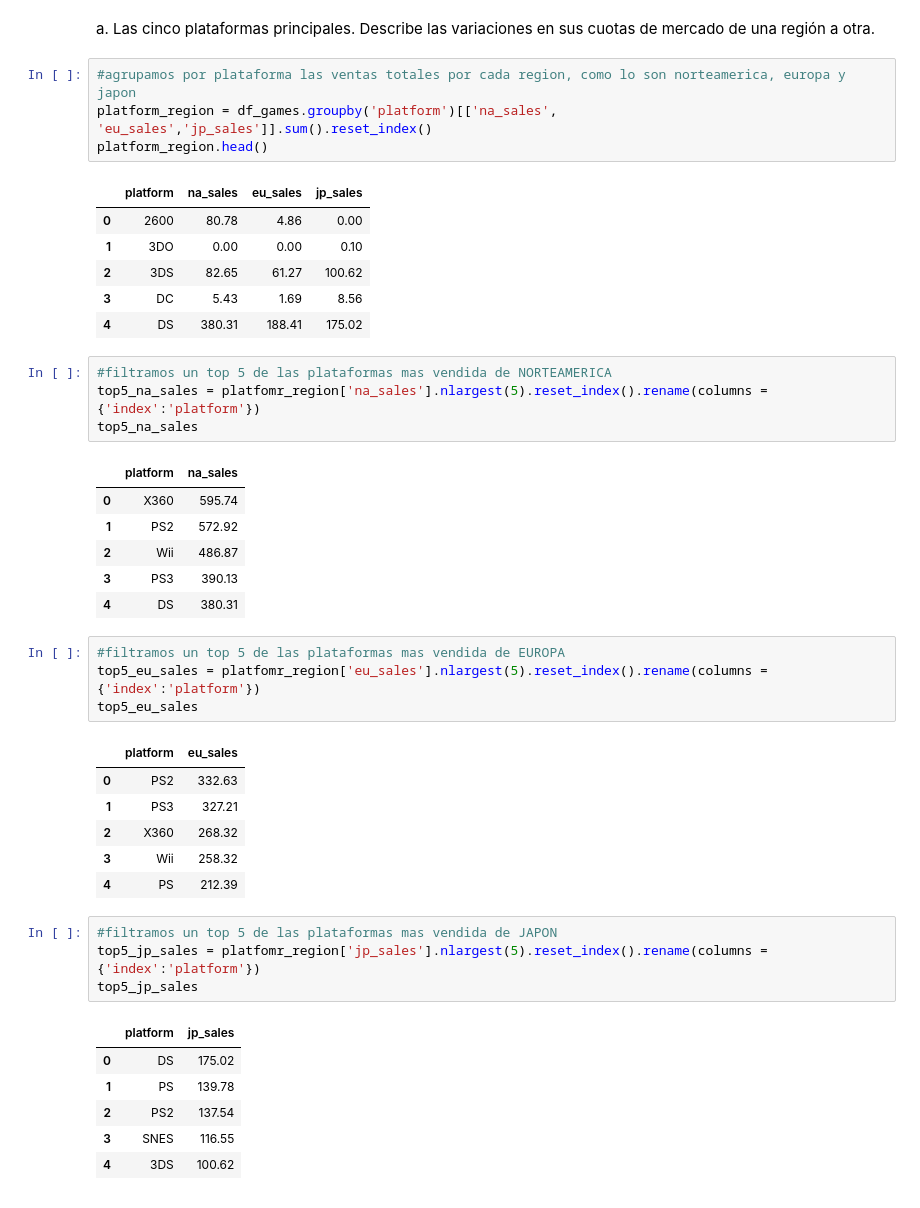
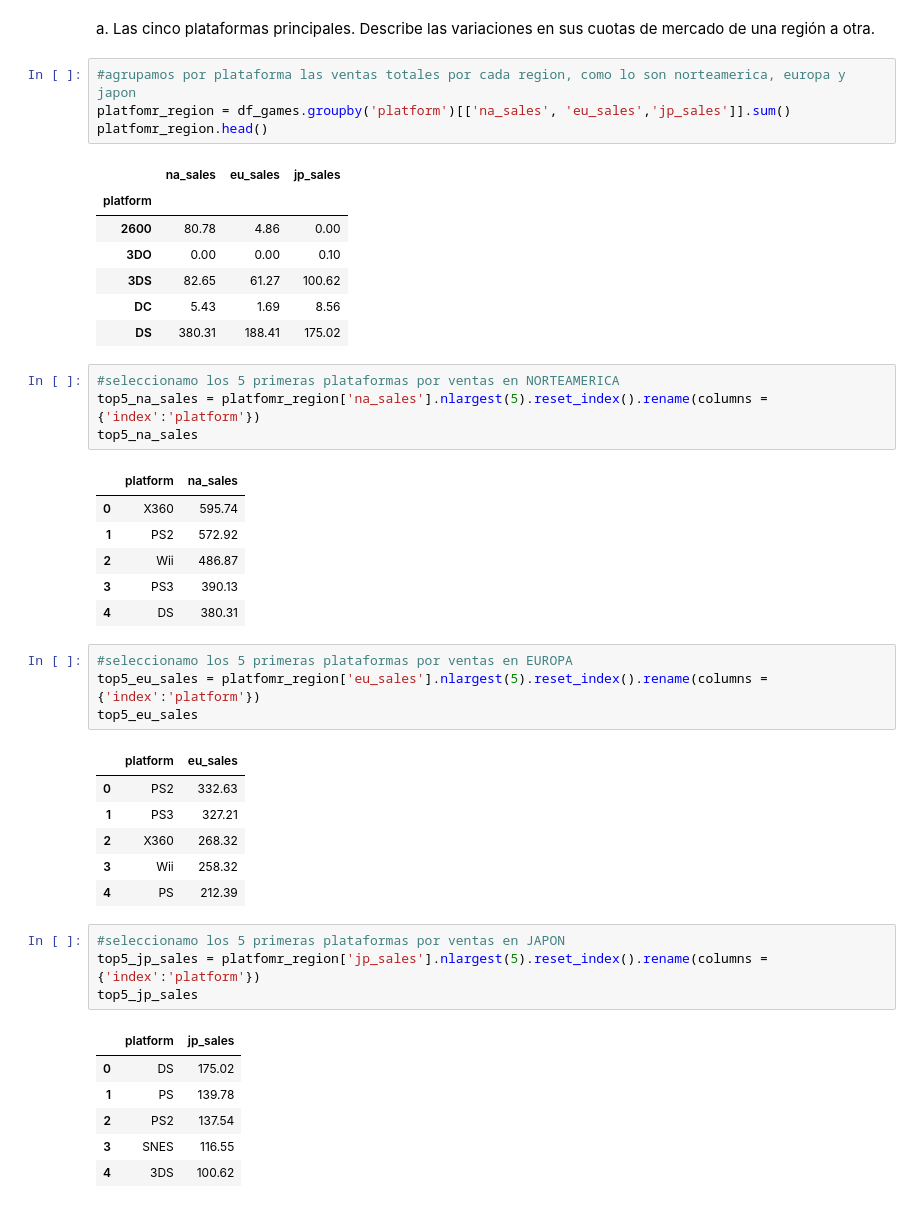
Before and after one commit to Dussand/games, a Jupyter notebook: games.ipynb, the cells around one changed output. Saved outputs shown, nothing was run; the diff lists cells and outputs as text.

```diff
--- a/games.ipynb
+++ b/games.ipynb
@@ -515,17 +515,18 @@ De acuerdo al grafico, los usurios tiene una gran preferencia por juegos de acci
 a. Las cinco plataformas principales. Describe las variaciones en sus cuotas de mercado de una región a otra.
 # %%
 #agrupamos por plataforma las ventas totales por cada region, como lo son norteamerica, europa y japon
-platform_region = df_games.groupby('platform')[['na_sales', 'eu_sales','jp_sales']].sum().reset_index()
-platform_region.head()
+platfomr_region = df_games.groupby('platform')[['na_sales', 'eu_sales','jp_sales']].sum()
+platfomr_region.head()
 # %% [output]
-|  | platform | na_sales | eu_sales | jp_sales |
-| 0 | 2600 | 80.78 | 4.86 | 0.00 |
-| 1 | 3DO | 0.00 | 0.00 | 0.10 |
-| 2 | 3DS | 82.65 | 61.27 | 100.62 |
-| 3 | DC | 5.43 | 1.69 | 8.56 |
-| 4 | DS | 380.31 | 188.41 | 175.02 |
+|  | na_sales | eu_sales | jp_sales |
+| platform |  |  |  |
+| 2600 | 80.78 | 4.86 | 0.00 |
+| 3DO | 0.00 | 0.00 | 0.10 |
+| 3DS | 82.65 | 61.27 | 100.62 |
+| DC | 5.43 | 1.69 | 8.56 |
+| DS | 380.31 | 188.41 | 175.02 |
 # %%
-#filtramos un top 5 de las plataformas mas vendida de NORTEAMERICA
+#seleccionamo los 5 primeras plataformas por ventas en NORTEAMERICA
 top5_na_sales = platfomr_region['na_sales'].nlargest(5).reset_index().rename(columns = {'index':'platform'})
 top5_na_sales
 # %% [output]
@@ -536,7 +537,7 @@ top5_na_sales
 | 3 | PS3 | 390.13 |
 | 4 | DS | 380.31 |
 # %%
-#filtramos un top 5 de las plataformas mas vendida de EUROPA
+#seleccionamo los 5 primeras plataformas por ventas en EUROPA
 top5_eu_sales = platfomr_region['eu_sales'].nlargest(5).reset_index().rename(columns = {'index':'platform'})
 top5_eu_sales
 # %% [output]
@@ -547,7 +548,7 @@ top5_eu_sales
 | 3 | Wii | 258.32 |
 | 4 | PS | 212.39 |
 # %%
-#filtramos un top 5 de las plataformas mas vendida de JAPON
+#seleccionamo los 5 primeras plataformas por ventas en JAPON
 top5_jp_sales = platfomr_region['jp_sales'].nlargest(5).reset_index().rename(columns = {'index':'platform'})
 top5_jp_sales
 # %% [output]
```
Also changed, not shown: parts of 16 cells of this notebook.
